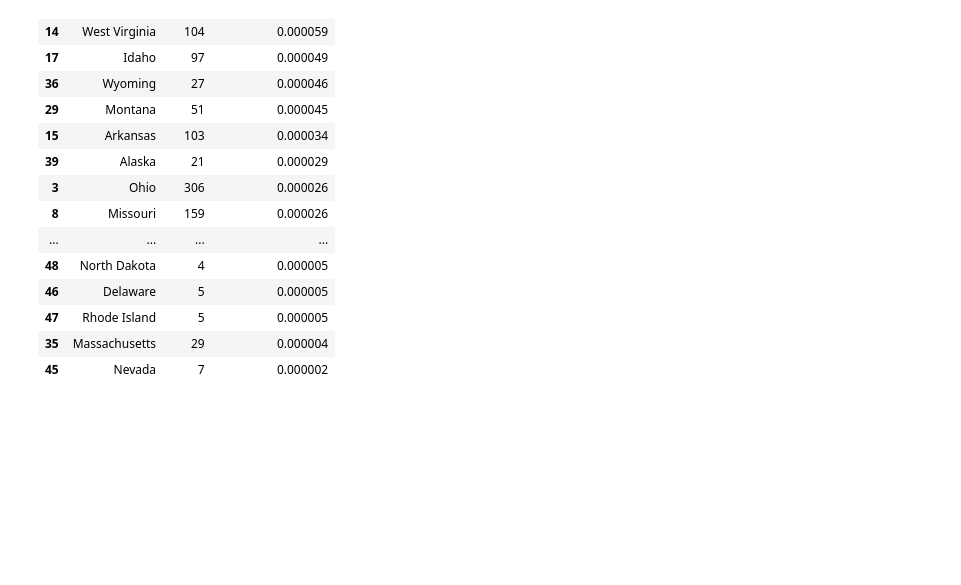
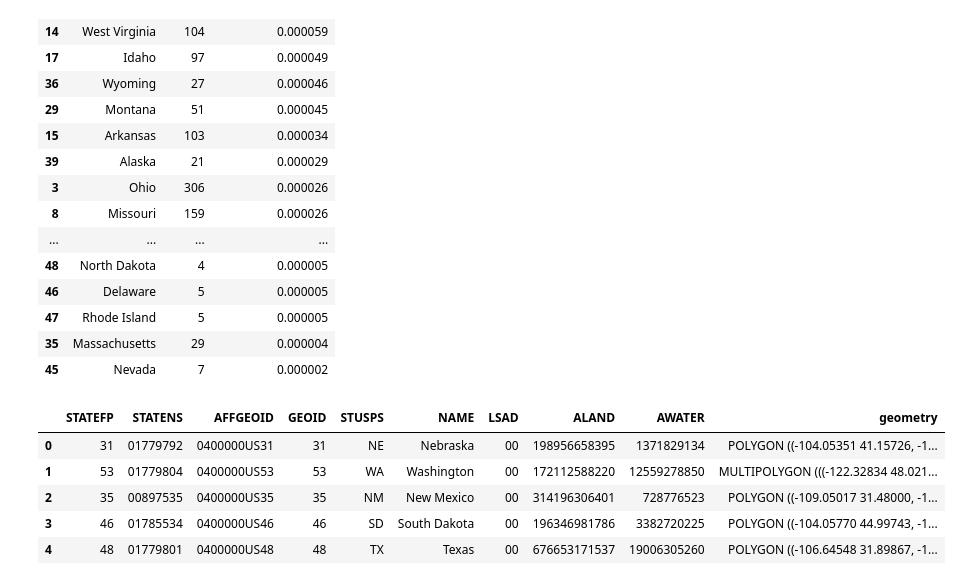
Before and after one commit to seanmalley1/bigfeet, a Jupyter notebook: notebooks/bigfeet_per_capita_calculations.ipynb, the cells around one changed output. Saved outputs shown, nothing was run; the diff lists cells and outputs as text; code cells hidden in the pictures; blank space fills up the shorter version.

```diff
--- a/notebooks/bigfeet_per_capita_calculations.ipynb
+++ b/notebooks/bigfeet_per_capita_calculations.ipynb
@@ -54,3 +54,12 @@ state_counts.head(50)
 | 47 | Rhode Island | 5 | 0.000005 |
 | 35 | Massachusetts | 29 | 0.000004 |
 | 45 | Nevada | 7 | 0.000002 |
+# %%
+geo_df.head()
+# %% [output]
+|  | STATEFP | STATENS | AFFGEOID | GEOID | STUSPS | NAME | LSAD | ALAND | AWATER | geometry |
+| 0 | 31 | 01779792 | 0400000US31 | 31 | NE | Nebraska | 00 | 198956658395 | 1371829134 | POLYGON ((-104.05351 41.15726, -1... |
+| 1 | 53 | 01779804 | 0400000US53 | 53 | WA | Washington | 00 | 172112588220 | 12559278850 | MULTIPOLYGON (((-122.32834 48.021... |
+| 2 | 35 | 00897535 | 0400000US35 | 35 | NM | New Mexico | 00 | 314196306401 | 728776523 | POLYGON ((-109.05017 31.48000, -1... |
+| 3 | 46 | 01785534 | 0400000US46 | 46 | SD | South Dakota | 00 | 196346981786 | 3382720225 | POLYGON ((-104.05770 44.99743, -1... |
+| 4 | 48 | 01779801 | 0400000US48 | 48 | TX | Texas | 00 | 676653171537 | 19006305260 | POLYGON ((-106.64548 31.89867, -1... |
```
Also changed, not shown: parts of 3 cells of this notebook.
